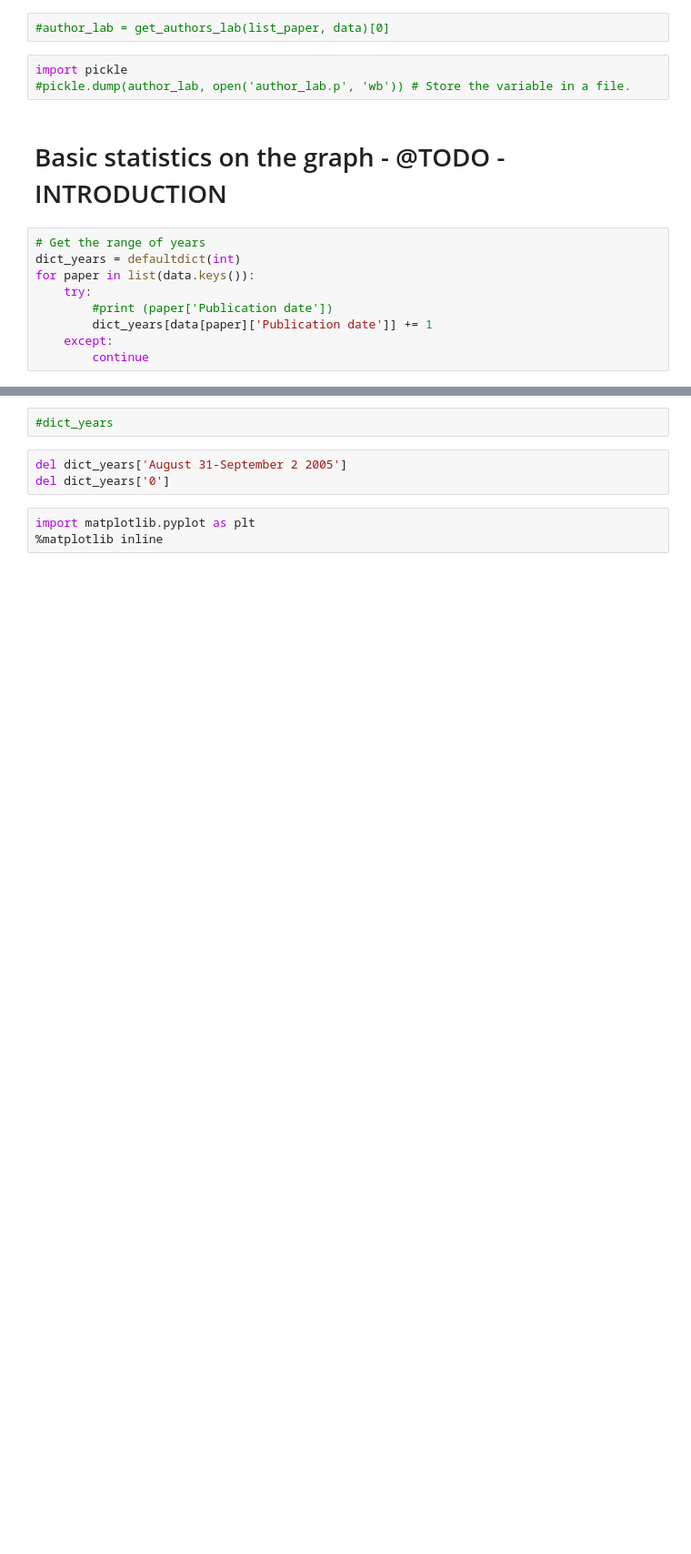
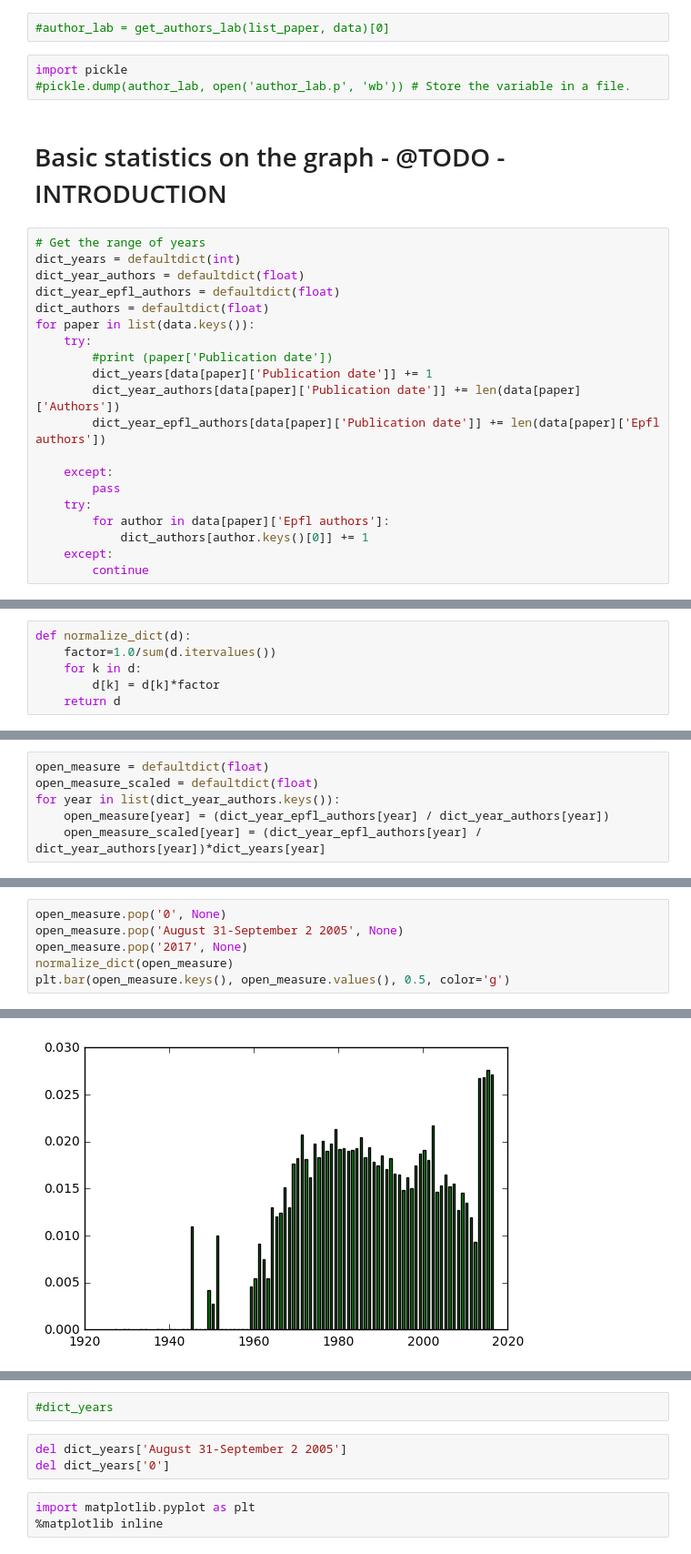
Before and after one commit to CriMenghini/modERN, a Jupyter notebook: BuildGraph.ipynb, the cells around one changed output, grey strips where cells are left out. Shown: that part at 91% size. Saved outputs shown, nothing was run; the diff lists cells and outputs as text; blank space fills up the shorter version.

```diff
--- a/BuildGraph.ipynb
+++ b/BuildGraph.ipynb
@@ -124,9 +132,20 @@ import pickle
 # %%
 # Get the range of years
 dict_years = defaultdict(int)
+dict_year_authors = defaultdict(float)
+dict_year_epfl_authors = defaultdict(float)
+dict_authors = defaultdict(float)
 for paper in list(data.keys()):
     try:
         #print (paper['Publication date'])
         dict_years[data[paper]['Publication date']] += 1
+        dict_year_authors[data[paper]['Publication date']] += len(data[paper]['Authors'])
+        dict_year_epfl_authors[data[paper]['Publication date']] += len(data[paper]['Epfl authors'])
+
+    except:
+        pass
+    try:
+        for author in data[paper]['Epfl authors']:
+            dict_authors[author.keys()[0]] += 1
     except:
         continue
@@ -132,0 +176,6 @@ for paper in list(data.keys()):
+# %%
+def normalize_dict(d):
+    factor=1.0/sum(d.itervalues())
+    for k in d:
+        d[k] = d[k]*factor
+    return d
@@ -132,0 +199,6 @@ for paper in list(data.keys()):
+# %%
+open_measure = defaultdict(float)
+open_measure_scaled = defaultdict(float)
+for year in list(dict_year_authors.keys()):
+    open_measure[year] = (dict_year_epfl_authors[year] / dict_year_authors[year])
+    open_measure_scaled[year] = (dict_year_epfl_authors[year] / dict_year_authors[year])*dict_years[year]
@@ -132,0 +207,7 @@ for paper in list(data.keys()):
+# %%
+open_measure.pop('0', None)
+open_measure.pop('August 31-September 2 2005', None)
+open_measure.pop('2017', None)
+normalize_dict(open_measure)
+plt.bar(open_measure.keys(), open_measure.values(), 0.5, color='g')
+# %% [output]
@@ -132,0 +215 @@ for paper in list(data.keys()):
+[figure, added]
```
Also changed, not shown: parts of 7 cells of this notebook, 2 other files.
